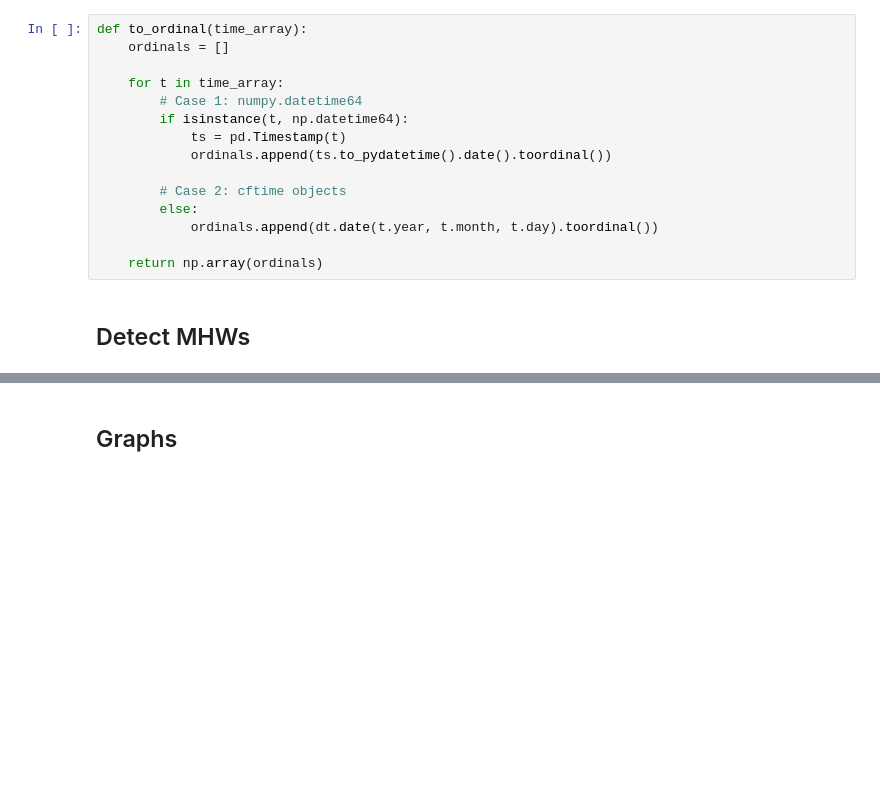
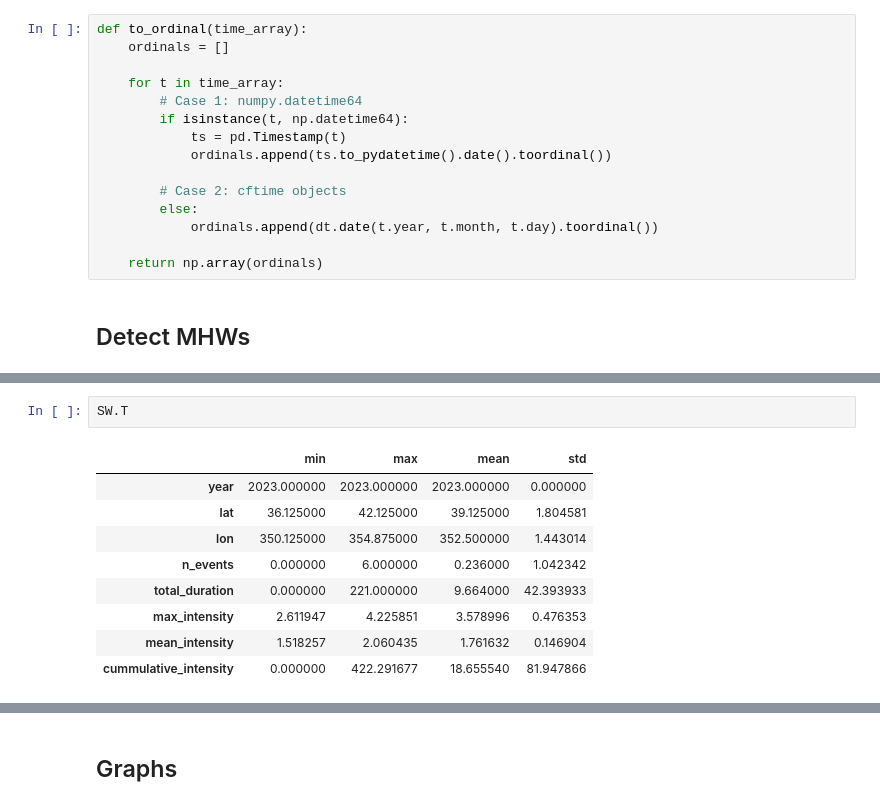
Before and after one commit to silveira-m/marineheatwaves, a Jupyter notebook: mhw_analysis_200m_zones.ipynb, the cells around one changed output, grey strips where cells are left out. Drawn from its saved outputs; the diff is of its cells as text; blank space fills up the shorter version.

```diff
--- a/mhw_analysis_200m_zones.ipynb
+++ b/mhw_analysis_200m_zones.ipynb
@@ -179,0 +301,12 @@ yearly_dfs = {
+# %%
+SW.T
+# %% [output]
+|  | min | max | mean | std |
+| year | 2023.000000 | 2023.000000 | 2023.000000 | 0.000000 |
+| lat | 36.125000 | 42.125000 | 39.125000 | 1.804581 |
+| lon | 350.125000 | 354.875000 | 352.500000 | 1.443014 |
+| n_events | 0.000000 | 6.000000 | 0.236000 | 1.042342 |
+| total_duration | 0.000000 | 221.000000 | 9.664000 | 42.393933 |
+| max_intensity | 2.611947 | 4.225851 | 3.578996 | 0.476353 |
+| mean_intensity | 1.518257 | 2.060435 | 1.761632 | 0.146904 |
+| cummulative_intensity | 0.000000 | 422.291677 | 18.655540 | 81.947866 |
```
Also changed, not shown: parts of 23 cells of this notebook, 9 other files.
